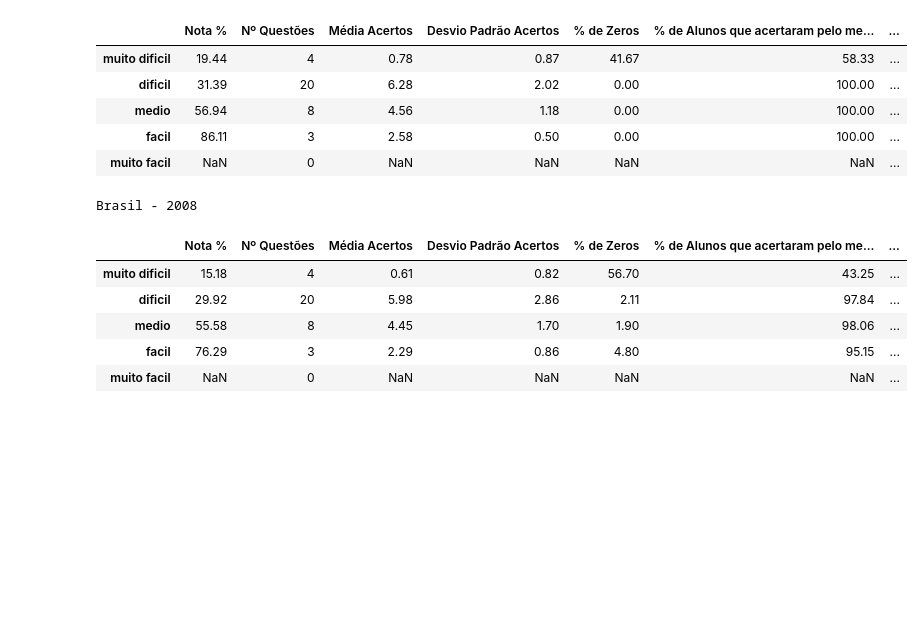
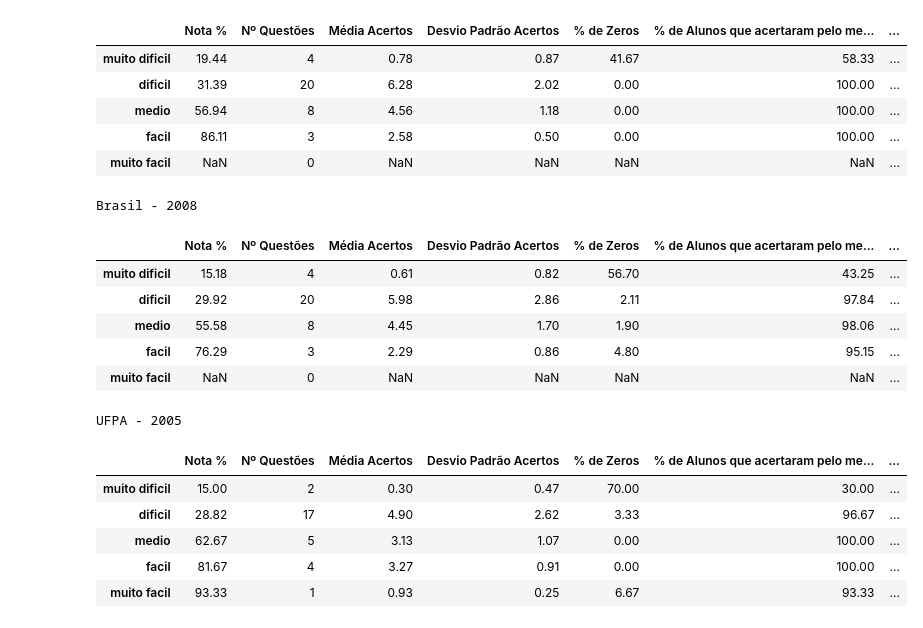
Before and after one commit to renan-cunha/KDD-Enade-Computing, a Jupyter notebook: new_main.ipynb, the cells around one changed output. Cells and saved outputs as stored; diff of their text form; code cells hidden in the pictures; blank space fills up the shorter version.

```diff
--- a/new_main.ipynb
+++ b/new_main.ipynb
@@ -720,6 +699,0 @@ all_cc_dfs = {2017: enade_2017_cc,
-# %%
-display_dfs_difficulty = {}
-
-for index, year in enumerate(years):
-    display_df, _ = get_display_df_difficulty(year, all_cc_dfs[year], difficulty_df)
-    display_dfs_difficulty[year] = display_df
@@ -754,6 +699,0 @@ dfs = {2017: enade_2017,
-# %%
-display_dfs_difficulty_ufpa = {}
-
-for index, year in enumerate(years):
-    display_df, _ = get_display_df_difficulty(year, dfs[year], difficulty_df)
-    display_dfs_difficulty_ufpa[year] = display_df
@@ -777,0 +700,15 @@ See the caveats in the documentation: https://pandas.pydata.org/pandas-docs/stab
+# %%
+enade_all_years_ufpa = get_dict_all_years(filter_by_ufpa=True)
+enade_all_years_br = get_dict_all_years(filter_by_ufpa=False)
+# %%
+def get_display_dfs_difficulty(enade_all_years_dict: dict) -> dict:
+    result = {}
+    for year in enade_all_years_dict.keys():
+        display_df, enade_all_years_dict[year] = get_display_df_difficulty(year,
+                                                                           enade_all_years_dict[year],
+                                                                           difficulty_df)
+        result[year] = display_df
+    return result
+
+display_dfs_difficulty_ufpa = get_display_dfs_difficulty(enade_all_years_ufpa)
+display_dfs_difficulty_br = get_display_dfs_difficulty(enade_all_years_br)
@@ -867,3 +822,14 @@ Brasil - 2008
 | medio | 55.58 | 8 | 4.45 | 1.70 | 1.90 | 98.06 | ... |
 | facil | 76.29 | 3 | 2.29 | 0.86 | 4.80 | 95.15 | ... |
 | muito facil | NaN | 0 | NaN | NaN | NaN | NaN | ... |
+# %%
+print("UFPA - 2005")
+display_dfs_difficulty_ufpa[2005]
+# %% [output]
+UFPA - 2005
+|  | Nota % | Nº Questões | Média Acertos | Desvio Padrão Acertos | % de Zeros | % de Alunos que acertaram pelo me... | ... |
+| muito dificil | 15.00 | 2 | 0.30 | 0.47 | 70.00 | 30.00 | ... |
+| dificil | 28.82 | 17 | 4.90 | 2.62 | 3.33 | 96.67 | ... |
+| medio | 62.67 | 5 | 3.13 | 1.07 | 0.00 | 100.00 | ... |
+| facil | 81.67 | 4 | 3.27 | 0.91 | 0.00 | 100.00 | ... |
+| muito facil | 93.33 | 1 | 0.93 | 0.25 | 6.67 | 93.33 | ... |
```
Also changed, not shown: parts of 28 cells of this notebook.
